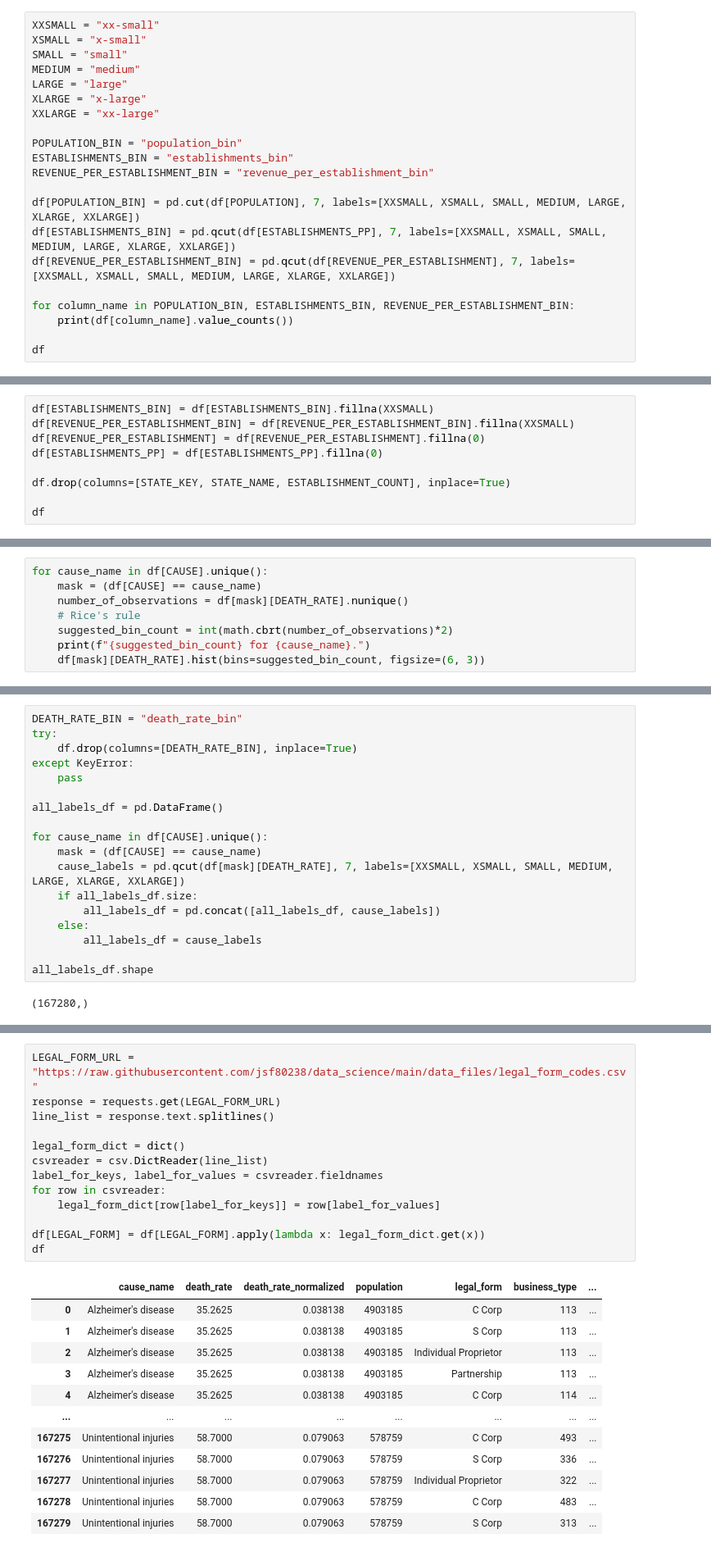
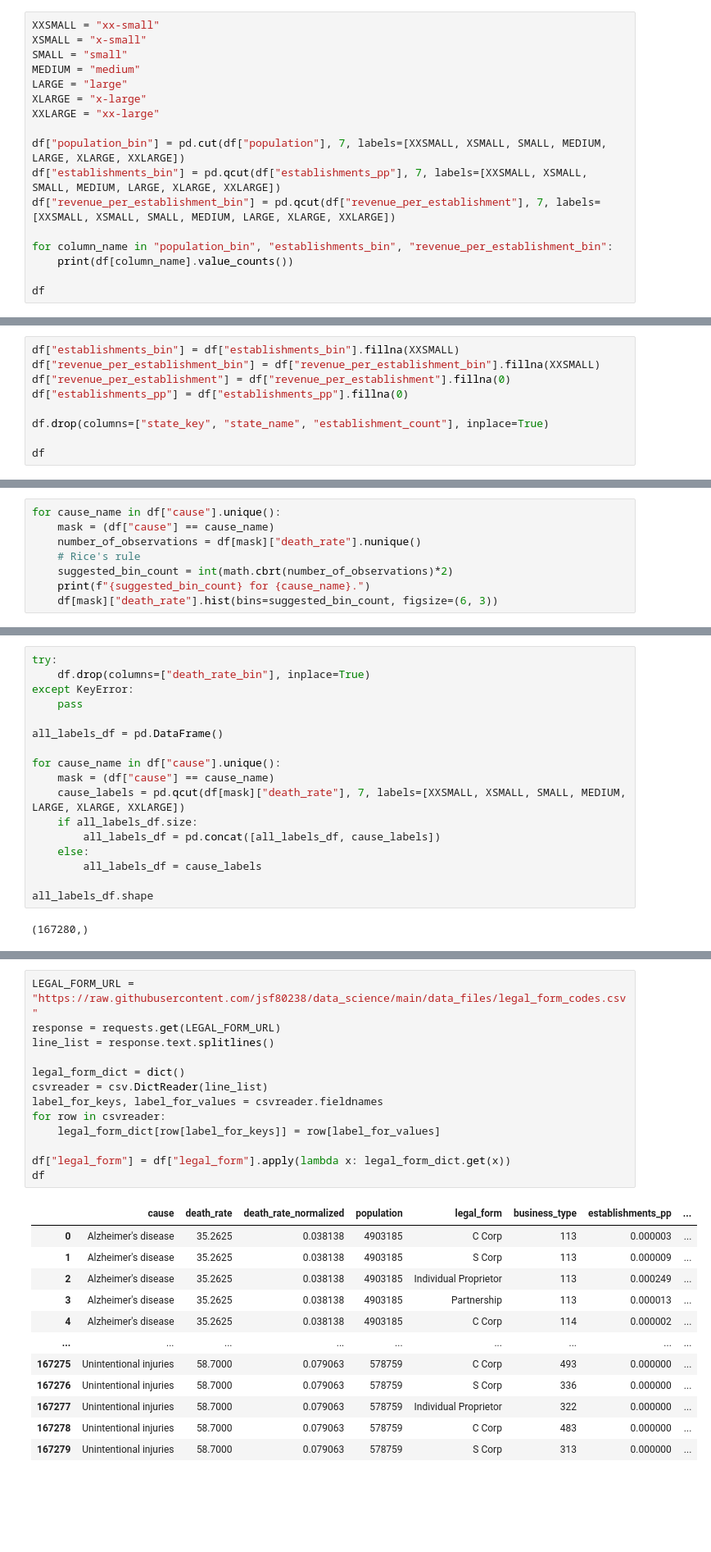
Before and after one commit to jsf80238/data_science, a Jupyter notebook: notebooks/death_rate.ipynb, the cells around one changed output, grey strips where cells are left out. Shown: that part at 82% size. Drawn from its saved outputs; the diff is of its cells as text; blank space fills up the shorter version.

```diff
--- a/notebooks/death_rate.ipynb
+++ b/notebooks/death_rate.ipynb
@@ -780,15 +755,11 @@ LARGE = "large"
 XLARGE = "x-large"
 XXLARGE = "xx-large"
 
-POPULATION_BIN = "population_bin"
-ESTABLISHMENTS_BIN = "establishments_bin"
-REVENUE_PER_ESTABLISHMENT_BIN = "revenue_per_establishment_bin"
+df["population_bin"] = pd.cut(df["population"], 7, labels=[XXSMALL, XSMALL, SMALL, MEDIUM, LARGE, XLARGE, XXLARGE])
+df["establishments_bin"] = pd.qcut(df["establishments_pp"], 7, labels=[XXSMALL, XSMALL, SMALL, MEDIUM, LARGE, XLARGE, XXLARGE])
+df["revenue_per_establishment_bin"] = pd.qcut(df["revenue_per_establishment"], 7, labels=[XXSMALL, XSMALL, SMALL, MEDIUM, LARGE, XLARGE, XXLARGE])
 
-df[POPULATION_BIN] = pd.cut(df[POPULATION], 7, labels=[XXSMALL, XSMALL, SMALL, MEDIUM, LARGE, XLARGE, XXLARGE])
-df[ESTABLISHMENTS_BIN] = pd.qcut(df[ESTABLISHMENTS_PP], 7, labels=[XXSMALL, XSMALL, SMALL, MEDIUM, LARGE, XLARGE, XXLARGE])
-df[REVENUE_PER_ESTABLISHMENT_BIN] = pd.qcut(df[REVENUE_PER_ESTABLISHMENT], 7, labels=[XXSMALL, XSMALL, SMALL, MEDIUM, LARGE, XLARGE, XXLARGE])
-
-for column_name in POPULATION_BIN, ESTABLISHMENTS_BIN, REVENUE_PER_ESTABLISHMENT_BIN:
+for column_name in "population_bin", "establishments_bin", "revenue_per_establishment_bin":
     print(df[column_name].value_counts())
 
 df
@@ -829,12 +800,12 @@ These did not exist at all in the original data, meaning their true value is zer
 
 Also, delete no-longer-needed columns.
 # %%
-df[ESTABLISHMENTS_BIN] = df[ESTABLISHMENTS_BIN].fillna(XXSMALL)
-df[REVENUE_PER_ESTABLISHMENT_BIN] = df[REVENUE_PER_ESTABLISHMENT_BIN].fillna(XXSMALL)
-df[REVENUE_PER_ESTABLISHMENT] = df[REVENUE_PER_ESTABLISHMENT].fillna(0)
-df[ESTABLISHMENTS_PP] = df[ESTABLISHMENTS_PP].fillna(0)
+df["establishments_bin"] = df["establishments_bin"].fillna(XXSMALL)
+df["revenue_per_establishment_bin"] = df["revenue_per_establishment_bin"].fillna(XXSMALL)
+df["revenue_per_establishment"] = df["revenue_per_establishment"].fillna(0)
+df["establishments_pp"] = df["establishments_pp"].fillna(0)
 
-df.drop(columns=[STATE_KEY, STATE_NAME, ESTABLISHMENT_COUNT], inplace=True)
+df.drop(columns=["state_key", "state_name", "establishment_count"], inplace=True)
 
 df
 # %% [output]
@@ -855,13 +826,13 @@ df
 ## Categorize death rates
 We need to do this for each cause of death, because they are not really comparable to each other.
 # %%
-for cause_name in df[CAUSE].unique():
-    mask = (df[CAUSE] == cause_name)
-    number_of_observations = df[mask][DEATH_RATE].nunique()
+for cause_name in df["cause"].unique():
+    mask = (df["cause"] == cause_name)
+    number_of_observations = df[mask]["death_rate"].nunique()
     # Rice's rule
     suggested_bin_count = int(math.cbrt(number_of_observations)*2)
     print(f"{suggested_bin_count} for {cause_name}.")
-    df[mask][DEATH_RATE].hist(bins=suggested_bin_count, figsize=(6, 3))
+    df[mask]["death_rate"].hist(bins=suggested_bin_count, figsize=(6, 3))
 # %% [output]
 7 for Alzheimer's disease.
 7 for CLRD.
@@ -875,17 +846,16 @@ for cause_name in df[CAUSE].unique():
 7 for Unintentional injuries.
 [figure]
 # %%
-DEATH_RATE_BIN = "death_rate_bin"
 try:
-    df.drop(columns=[DEATH_RATE_BIN], inplace=True)
+    df.drop(columns=["death_rate_bin"], inplace=True)
 except KeyError:
     pass
 
 all_labels_df = pd.DataFrame()
 
-for cause_name in df[CAUSE].unique():
-    mask = (df[CAUSE] == cause_name)
-    cause_labels = pd.qcut(df[mask][DEATH_RATE], 7, labels=[XXSMALL, XSMALL, SMALL, MEDIUM, LARGE, XLARGE, XXLARGE])
+for cause_name in df["cause"].unique():
+    mask = (df["cause"] == cause_name)
+    cause_labels = pd.qcut(df[mask]["death_rate"], 7, labels=[XXSMALL, XSMALL, SMALL, MEDIUM, LARGE, XLARGE, XXLARGE])
     if all_labels_df.size:
         all_labels_df = pd.concat([all_labels_df, cause_labels])
     else:
@@ -939,29 +909,29 @@ I've gone to the trouble of downloading these, because the Census people don't m
 # %%
 LEGAL_FORM_URL = "https://raw.githubusercontent.com/jsf80238/data_science/main/data_files/legal_form_codes.csv"
 response = requests.get(LEGAL_FORM_URL)
 line_list = response.text.splitlines()
 
 legal_form_dict = dict()
 csvreader = csv.DictReader(line_list)
 label_for_keys, label_for_values = csvreader.fieldnames
 for row in csvreader:
     legal_form_dict[row[label_for_keys]] = row[label_for_values]
 
-df[LEGAL_FORM] = df[LEGAL_FORM].apply(lambda x: legal_form_dict.get(x))
+df["legal_form"] = df["legal_form"].apply(lambda x: legal_form_dict.get(x))
 df
 # %% [output]
-|  | cause_name | death_rate | death_rate_normalized | population | legal_form | business_type | ... |
-| 0 | Alzheimer's disease | 35.2625 | 0.038138 | 4903185 | C Corp | 113 | ... |
-| 1 | Alzheimer's disease | 35.2625 | 0.038138 | 4903185 | S Corp | 113 | ... |
-| 2 | Alzheimer's disease | 35.2625 | 0.038138 | 4903185 | Individual Proprietor | 113 | ... |
-| 3 | Alzheimer's disease | 35.2625 | 0.038138 | 4903185 | Partnership | 113 | ... |
-| 4 | Alzheimer's disease | 35.2625 | 0.038138 | 4903185 | C Corp | 114 | ... |
-| ... | ... | ... | ... | ... | ... | ... | ... |
-| 167275 | Unintentional injuries | 58.7000 | 0.079063 | 578759 | C Corp | 493 | ... |
-| 167276 | Unintentional injuries | 58.7000 | 0.079063 | 578759 | S Corp | 336 | ... |
-| 167277 | Unintentional injuries | 58.7000 | 0.079063 | 578759 | Individual Proprietor | 322 | ... |
-| 167278 | Unintentional injuries | 58.7000 | 0.079063 | 578759 | C Corp | 483 | ... |
-| 167279 | Unintentional injuries | 58.7000 | 0.079063 | 578759 | S Corp | 313 | ... |
+|  | cause | death_rate | death_rate_normalized | population | legal_form | business_type | establishments_pp | ... |
+| 0 | Alzheimer's disease | 35.2625 | 0.038138 | 4903185 | C Corp | 113 | 0.000003 | ... |
+| 1 | Alzheimer's disease | 35.2625 | 0.038138 | 4903185 | S Corp | 113 | 0.000009 | ... |
+| 2 | Alzheimer's disease | 35.2625 | 0.038138 | 4903185 | Individual Proprietor | 113 | 0.000249 | ... |
+| 3 | Alzheimer's disease | 35.2625 | 0.038138 | 4903185 | Partnership | 113 | 0.000013 | ... |
+| 4 | Alzheimer's disease | 35.2625 | 0.038138 | 4903185 | C Corp | 114 | 0.000002 | ... |
+| ... | ... | ... | ... | ... | ... | ... | ... | ... |
+| 167275 | Unintentional injuries | 58.7000 | 0.079063 | 578759 | C Corp | 493 | 0.000000 | ... |
+| 167276 | Unintentional injuries | 58.7000 | 0.079063 | 578759 | S Corp | 336 | 0.000000 | ... |
+| 167277 | Unintentional injuries | 58.7000 | 0.079063 | 578759 | Individual Proprietor | 322 | 0.000000 | ... |
+| 167278 | Unintentional injuries | 58.7000 | 0.079063 | 578759 | C Corp | 483 | 0.000000 | ... |
+| 167279 | Unintentional injuries | 58.7000 | 0.079063 | 578759 | S Corp | 313 | 0.000000 | ... |
 167280 rows × 12 columns
 # %%
 BUSINESS_TYPE_URL = "https://raw.githubusercontent.com/jsf80238/data_science/main/data_files/naics_codes.csv"
```
Also changed, not shown: parts of 49 cells of this notebook.
